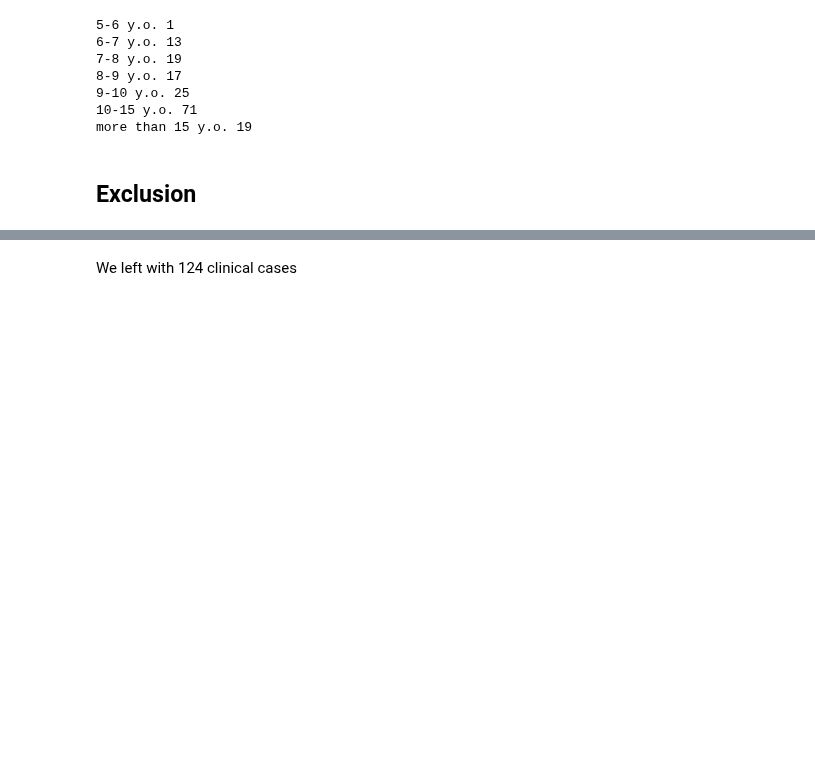
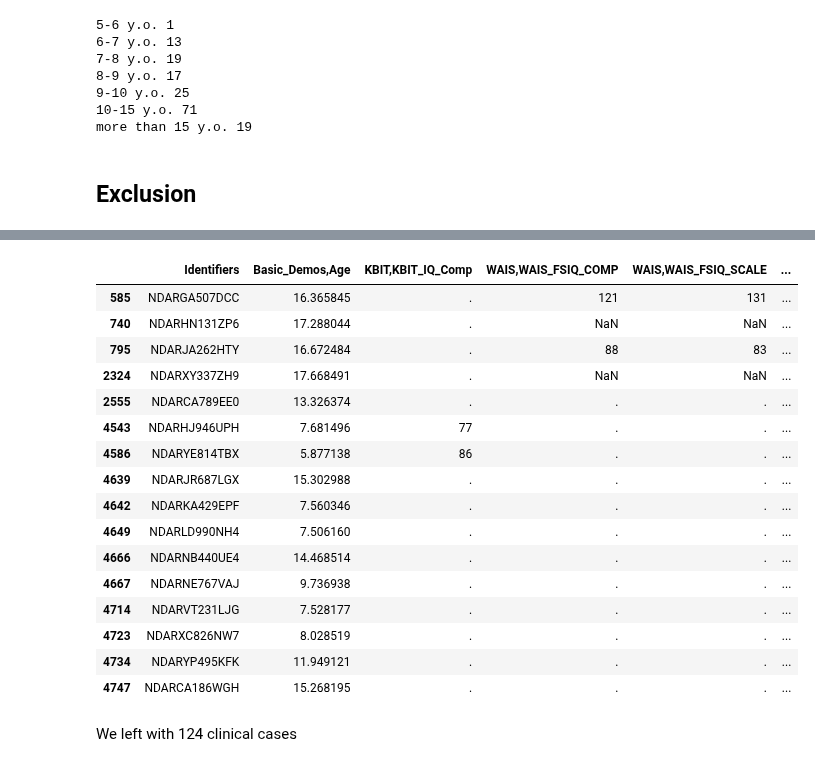
Before and after one commit to cristinarainich/Child-Mind-Institute-Project, a Jupyter notebook: Pheno_data.ipynb, the cells around one changed output, grey strips where cells are left out. Cells and saved outputs as stored; diff of their text form; code cells hidden in the pictures; blank space fills up the shorter version.

```diff
--- a/Pheno_data.ipynb
+++ b/Pheno_data.ipynb
@@ -1006,3 +1047,26 @@ data_filtered = data_filtered[data_filtered['Medicine'] == 0]
+# %%
+# excluding people with IQ scores less than 70
+data_filtered[(data_filtered['Status'] == 1) &
+              (data_filtered['WISC,WISC_FSIQ'] == 'unknown')][['Identifiers', 'Basic_Demos,Age', 'KBIT,KBIT_IQ_Comp', 'WAIS,WAIS_FSIQ_COMP',
+       'WAIS,WAIS_FSIQ_SCALE', 'WASI,WASI_FSIQ', 'WISC,WISC_FSIQ', 'DD', 'Diagnosis', 'Status']]
+# %% [output]
+|  | Identifiers | Basic_Demos,Age | KBIT,KBIT_IQ_Comp | WAIS,WAIS_FSIQ_COMP | WAIS,WAIS_FSIQ_SCALE | ... |
+| 585 | NDARGA507DCC | 16.365845 | . | 121 | 131 | ... |
+| 740 | NDARHN131ZP6 | 17.288044 | . | NaN | NaN | ... |
+| 795 | NDARJA262HTY | 16.672484 | . | 88 | 83 | ... |
+| 2324 | NDARXY337ZH9 | 17.668491 | . | NaN | NaN | ... |
+| 2555 | NDARCA789EE0 | 13.326374 | . | . | . | ... |
+| 4543 | NDARHJ946UPH | 7.681496 | 77 | . | . | ... |
+| 4586 | NDARYE814TBX | 5.877138 | 86 | . | . | ... |
+| 4639 | NDARJR687LGX | 15.302988 | . | . | . | ... |
+| 4642 | NDARKA429EPF | 7.560346 | . | . | . | ... |
+| 4649 | NDARLD990NH4 | 7.506160 | . | . | . | ... |
+| 4666 | NDARNB440UE4 | 14.468514 | . | . | . | ... |
+| 4667 | NDARNE767VAJ | 9.736938 | . | . | . | ... |
+| 4714 | NDARVT231LJG | 7.528177 | . | . | . | ... |
+| 4723 | NDARXC826NW7 | 8.028519 | . | . | . | ... |
+| 4734 | NDARYP495KFK | 11.949121 | . | . | . | ... |
+| 4747 | NDARCA186WGH | 15.268195 | . | . | . | ... |
 # %% [markdown]
 We left with 124 clinical cases
 # %% [markdown]
```
Also changed, not shown: parts of 5 cells of this notebook.
